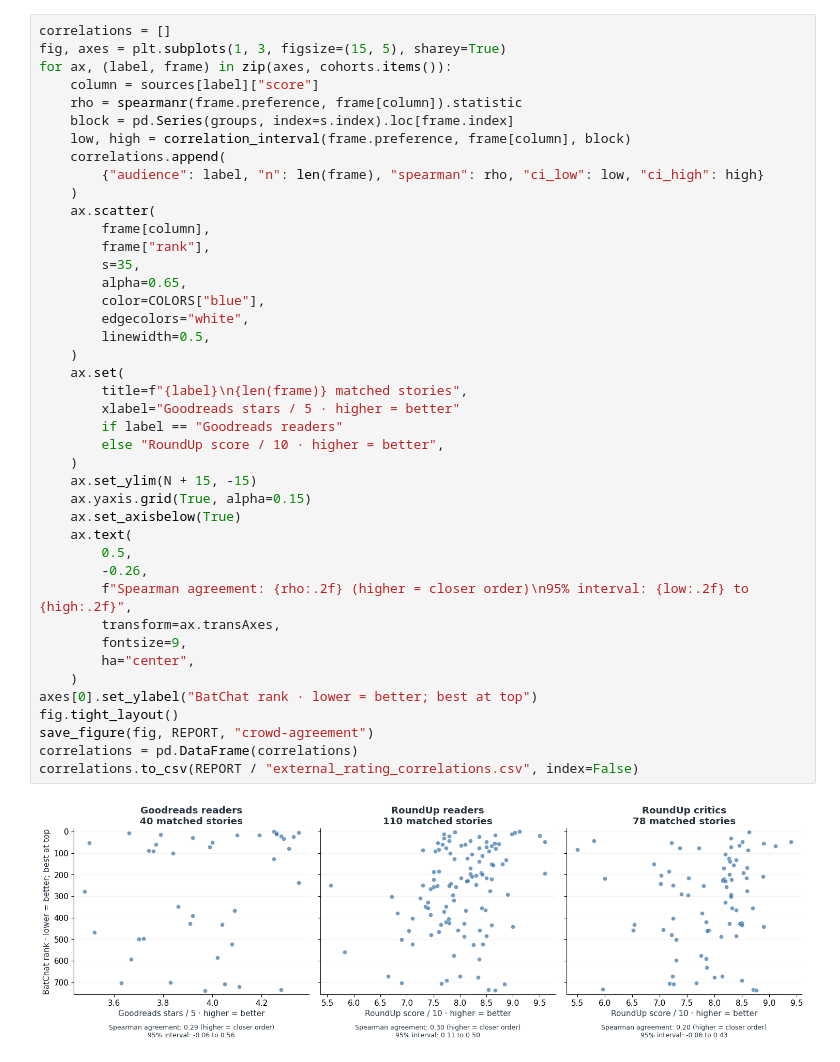
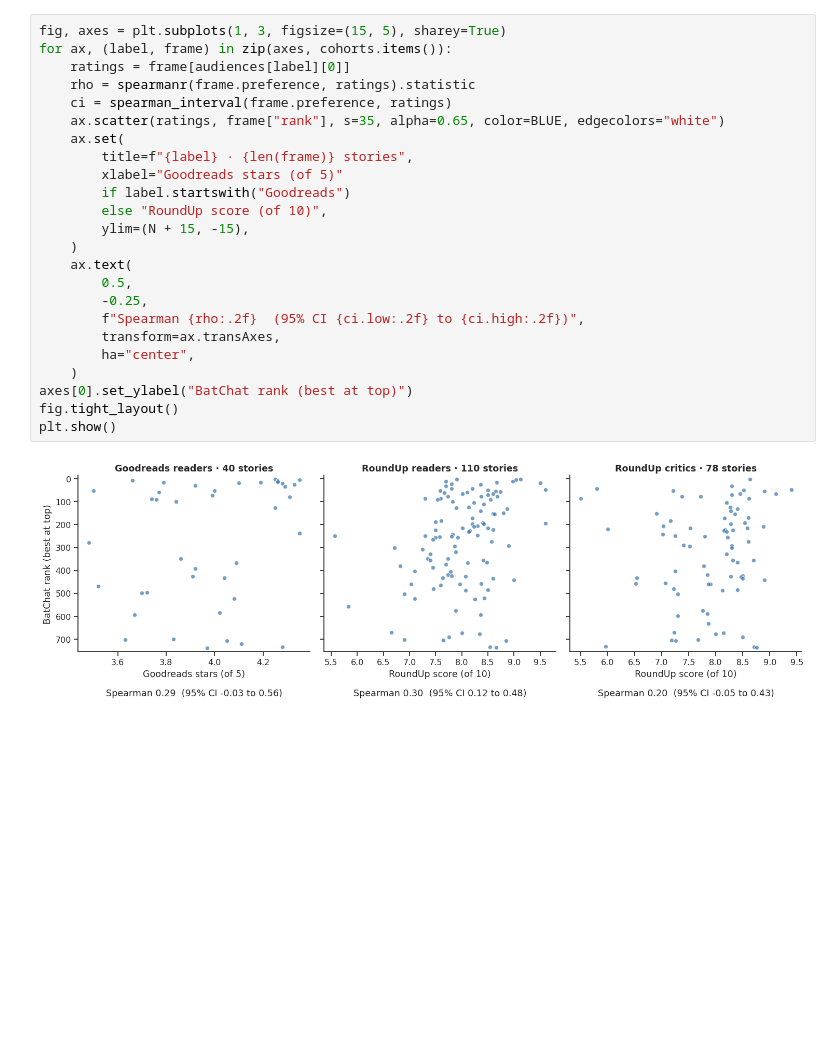
Before and after one commit to ddofer/BatRank, a Jupyter notebook: notebooks/3.0-batchat-versus-the-crowd.ipynb, the cells around one changed output. Saved outputs shown, nothing was run; the diff lists cells and outputs as text; blank space fills up the shorter version.

```diff
--- a/notebooks/3.0-batchat-versus-the-crowd.ipynb
+++ b/notebooks/3.0-batchat-versus-the-crowd.ipynb
@@ -216,45 +133,27 @@ Spearman correlation summarizes agreement in ordering: **1 means the same order;
 # %%
-correlations = []
 fig, axes = plt.subplots(1, 3, figsize=(15, 5), sharey=True)
 for ax, (label, frame) in zip(axes, cohorts.items()):
-    column = sources[label]["score"]
-    rho = spearmanr(frame.preference, frame[column]).statistic
-    block = pd.Series(groups, index=s.index).loc[frame.index]
-    low, high = correlation_interval(frame.preference, frame[column], block)
-    correlations.append(
-        {"audience": label, "n": len(frame), "spearman": rho, "ci_low": low, "ci_high": high}
+    ratings = frame[audiences[label][0]]
+    rho = spearmanr(frame.preference, ratings).statistic
+    ci = spearman_interval(frame.preference, ratings)
+    ax.scatter(ratings, frame["rank"], s=35, alpha=0.65, color=BLUE, edgecolors="white")
+    ax.set(
+        title=f"{label} · {len(frame)} stories",
+        xlabel="Goodreads stars (of 5)"
+        if label.startswith("Goodreads")
+        else "RoundUp score (of 10)",
+        ylim=(N + 15, -15),
     )
-    ax.scatter(
-        frame[column],
-        frame["rank"],
-        s=35,
-        alpha=0.65,
-        color=COLORS["blue"],
-        edgecolors="white",
-        linewidth=0.5,
-    )
-    ax.set(
-        title=f"{label}\n{len(frame)} matched stories",
-        xlabel="Goodreads stars / 5 · higher = better"
-        if label == "Goodreads readers"
-        else "RoundUp score / 10 · higher = better",
-    )
-    ax.set_ylim(N + 15, -15)
-    ax.yaxis.grid(True, alpha=0.15)
-    ax.set_axisbelow(True)
     ax.text(
         0.5,
-        -0.26,
-        f"Spearman agreement: {rho:.2f} (higher = closer order)\n95% interval: {low:.2f} to {high:.2f}",
+        -0.25,
+        f"Spearman {rho:.2f}  (95% CI {ci.low:.2f} to {ci.high:.2f})",
         transform=ax.transAxes,
-        fontsize=9,
         ha="center",
     )
-axes[0].set_ylabel("BatChat rank · lower = better; best at top")
+axes[0].set_ylabel("BatChat rank (best at top)")
 fig.tight_layout()
-save_figure(fig, REPORT, "crowd-agreement")
-correlations = pd.DataFrame(correlations)
-correlations.to_csv(REPORT / "external_rating_correlations.csv", index=False)
+plt.show()
 # %% [output]
-[figure, old version]
+[figure, new version]
 # %% [markdown]
```
Also changed, not shown: parts of 24 cells of this notebook, 56 other files.
